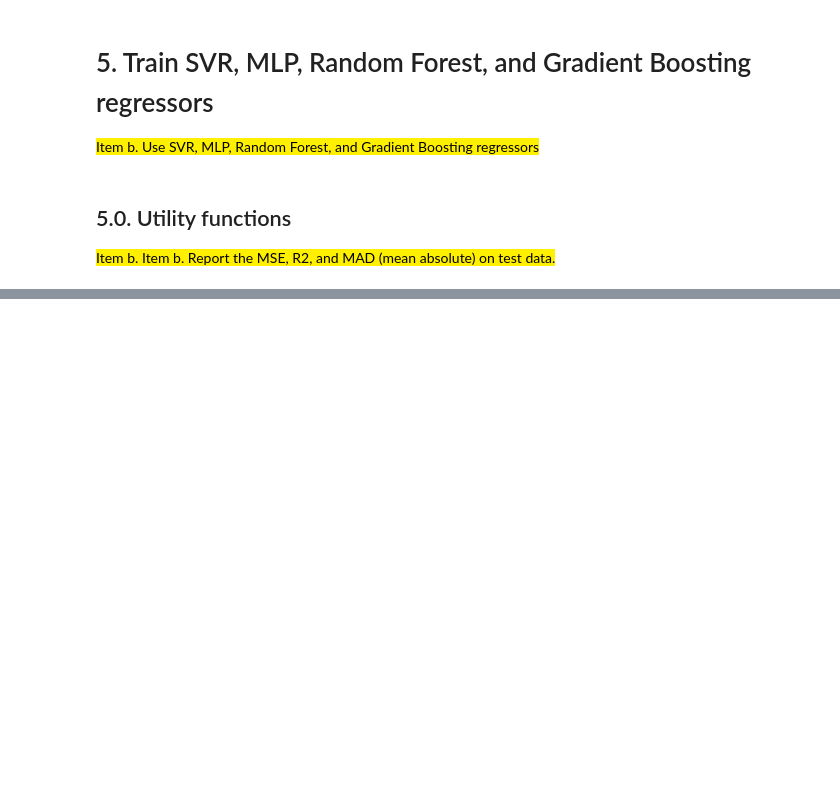
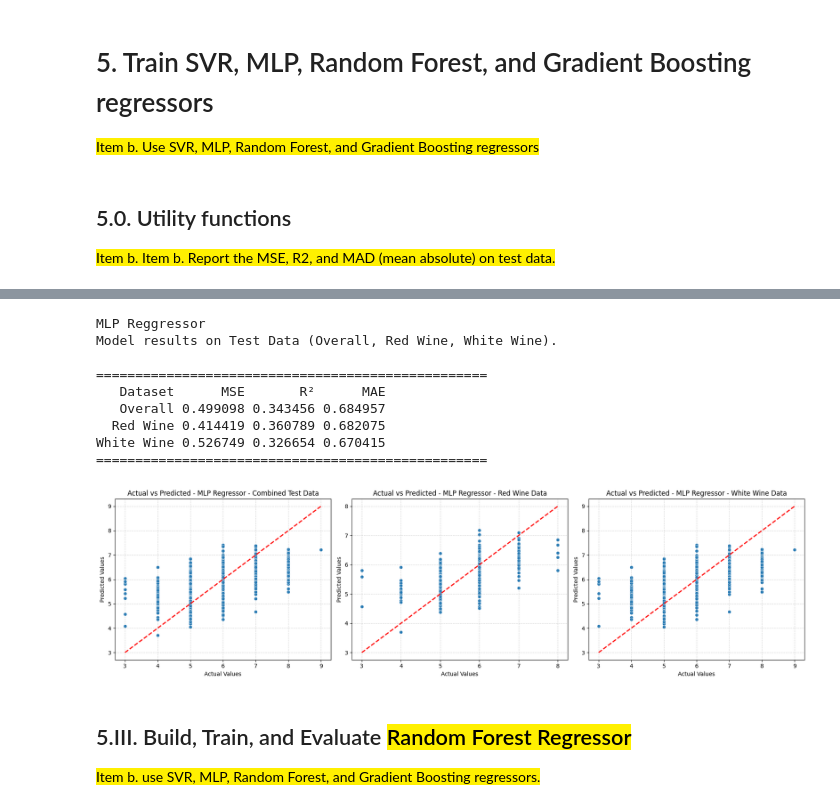
Before and after one commit to jonmaaku/AI221-machine-problems, a Jupyter notebook: mp3/MP3.ipynb, the cells around one changed output, grey strips where cells are left out. Cells and saved outputs as stored; diff of their text form; code cells hidden in the pictures; blank space fills up the shorter version.

```diff
--- a/mp3/MP3.ipynb
+++ b/mp3/MP3.ipynb
@@ -750,0 +954,35 @@ You are free to do your own hyper-parameter tuning.</mark>
+# %%
+
+optimized_mlp_regressor_results = evaluate_regression_model(optimized_mlp_regressor, X_test, y_test,
+                                                            red_test={
+                                                                "x":X_test_red,
+                                                                "y": y_test_red,
+                                                            },
+                                                            white_test={
+                                                                "x": X_test_white,
+                                                                "y": y_test_white
+                                                            })
+
+print_regression_results(optimized_mlp_regressor_results, "MLP Reggressor")
+
+plot_actual_vs_predicted({
+    "y_pred" : [optimized_mlp_regressor.predict(X_test),optimized_mlp_regressor.predict(X_test_red),optimized_mlp_regressor.predict(X_test_white)],
+    "y_test": [y_test, y_test_red, y_test_white],
+    "model_name": ["MLP Regressor - Combined Test Data", "MLP Regressor - Red Wine Data", "MLP Regressor - White Wine Data"]
+})
+# %% [output]
+MLP Reggressor
+Model results on Test Data (Overall, Red Wine, White Wine).
+
+==================================================
+   Dataset      MSE       R²      MAE
+   Overall 0.499098 0.343456 0.684957
+  Red Wine 0.414419 0.360789 0.682075
+White Wine 0.526749 0.326654 0.670415
+==================================================
+[figure, added]
+# %% [markdown]
+## 5.III. Build, Train, and Evaluate <mark style="background-color: #fff000;"> Random Forest Regressor </mark>
+
+
+<mark style="background-color: #fff000;">Item b. use SVR, MLP, Random Forest, and Gradient Boosting regressors.</mark>
```
Also changed, not shown: parts of 32 cells of this notebook.
